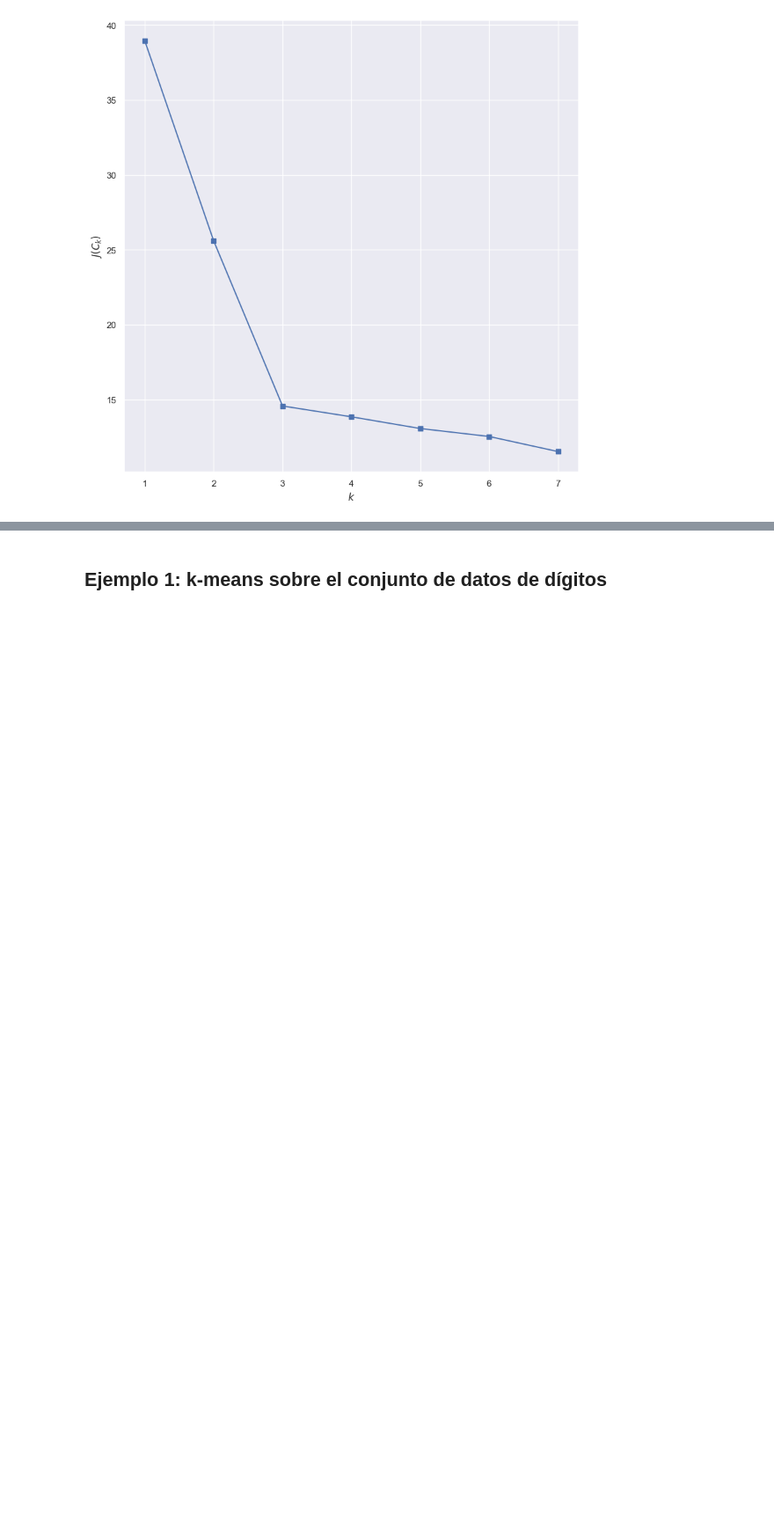
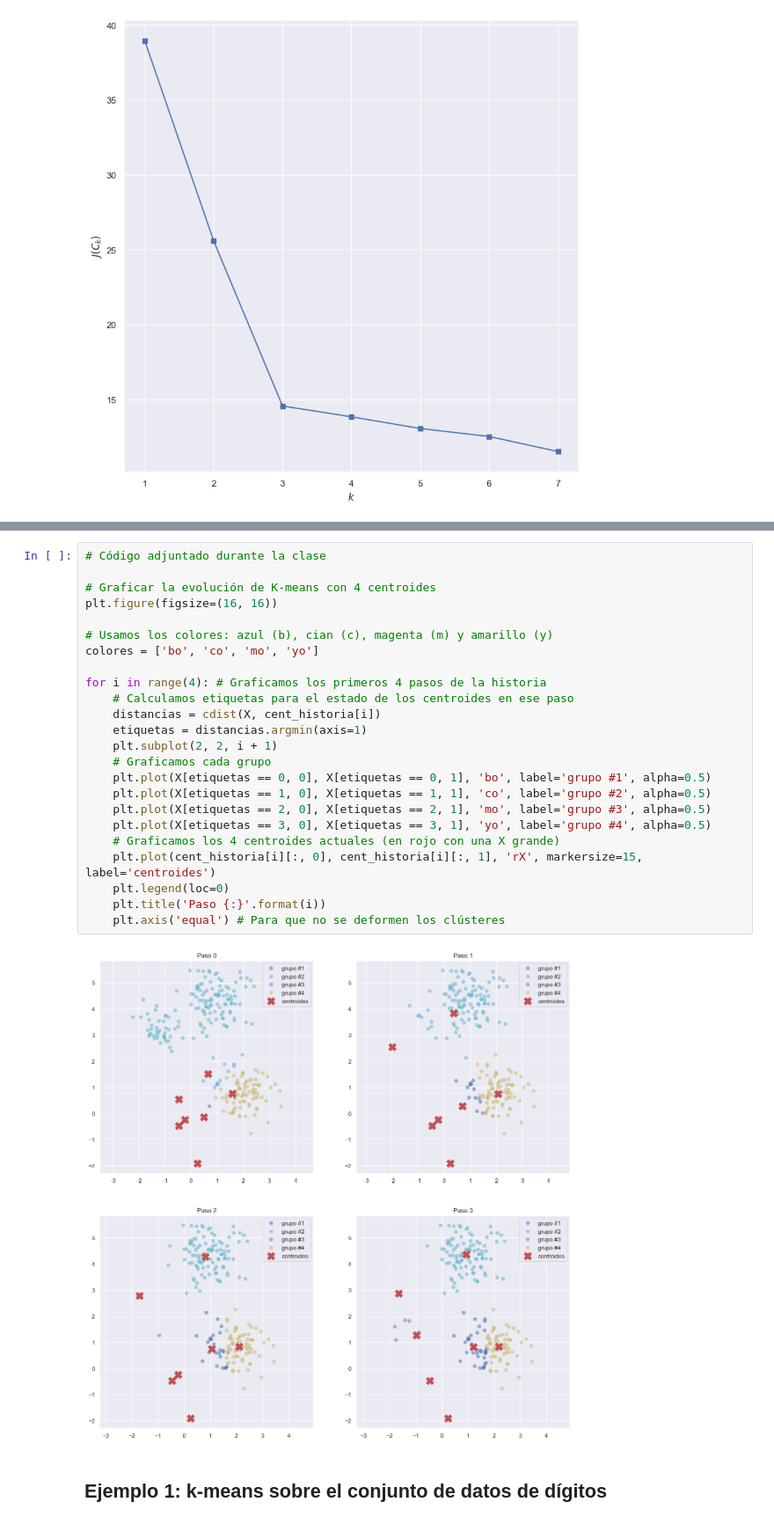
Before and after one commit to ElTioCrack/Diplomado-BigData-BI-Univalle, a Jupyter notebook: 02_Data_Analytics_Procesos_y_Tecnicas/entregas/tareas/notebooks/6.2. IA-AprendizajeNoSupervisado_2.ipynb, the cells around one changed output, grey strips where cells are left out. Shown at 88% size. Drawn from its saved outputs; the diff is of its cells as text; blank space fills up the shorter version.

```diff
--- a/02_Data_Analytics_Procesos_y_Tecnicas/entregas/tareas/notebooks/6.2. IA-AprendizajeNoSupervisado_2.ipynb
+++ b/02_Data_Analytics_Procesos_y_Tecnicas/entregas/tareas/notebooks/6.2. IA-AprendizajeNoSupervisado_2.ipynb
@@ -120,3 +157,29 @@ plt.ylabel('$J(C_k)$');
+# %%
+# Código adjuntado durante la clase
+
+# Graficar la evolución de K-means con 4 centroides
+plt.figure(figsize=(16, 16))
+
+# Usamos los colores: azul (b), cian (c), magenta (m) y amarillo (y)
+colores = ['bo', 'co', 'mo', 'yo']
+
+for i in range(4): # Graficamos los primeros 4 pasos de la historia
+    # Calculamos etiquetas para el estado de los centroides en ese paso
+    distancias = cdist(X, cent_historia[i])
+    etiquetas = distancias.argmin(axis=1)
+    plt.subplot(2, 2, i + 1)
+    # Graficamos cada grupo
+    plt.plot(X[etiquetas == 0, 0], X[etiquetas == 0, 1], 'bo', label='grupo #1', alpha=0.5)
+    plt.plot(X[etiquetas == 1, 0], X[etiquetas == 1, 1], 'co', label='grupo #2', alpha=0.5)
+    plt.plot(X[etiquetas == 2, 0], X[etiquetas == 2, 1], 'mo', label='grupo #3', alpha=0.5)
+    plt.plot(X[etiquetas == 3, 0], X[etiquetas == 3, 1], 'yo', label='grupo #4', alpha=0.5)
+    # Graficamos los 4 centroides actuales (en rojo con una X grande)
+    plt.plot(cent_historia[i][:, 0], cent_historia[i][:, 1], 'rX', markersize=15, label='centroides')
+    plt.legend(loc=0)
+    plt.title('Paso {:}'.format(i))
+    plt.axis('equal') # Para que no se deformen los clústeres
+# %% [output]
+[figure, added]
 # %% [markdown]
 ## Ejemplo 1: k-means sobre el conjunto de datos de dígitos
 # %% [markdown]
```
Also changed, not shown: parts of 1 cell of this notebook, 1 other file.
